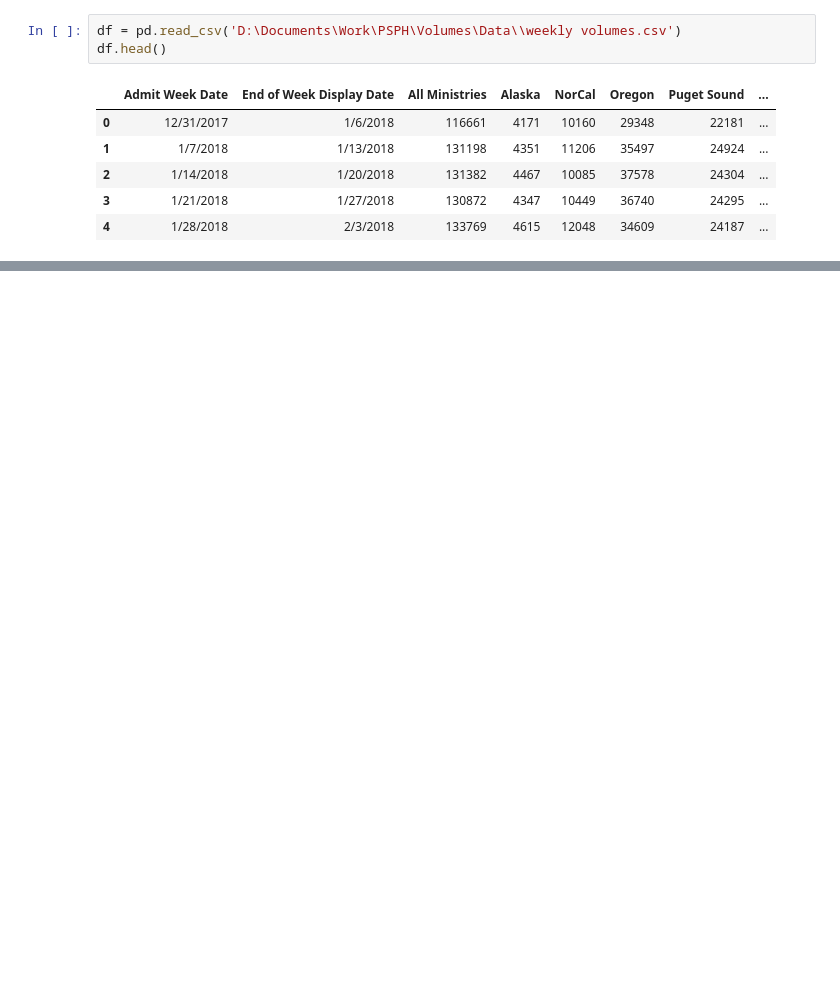
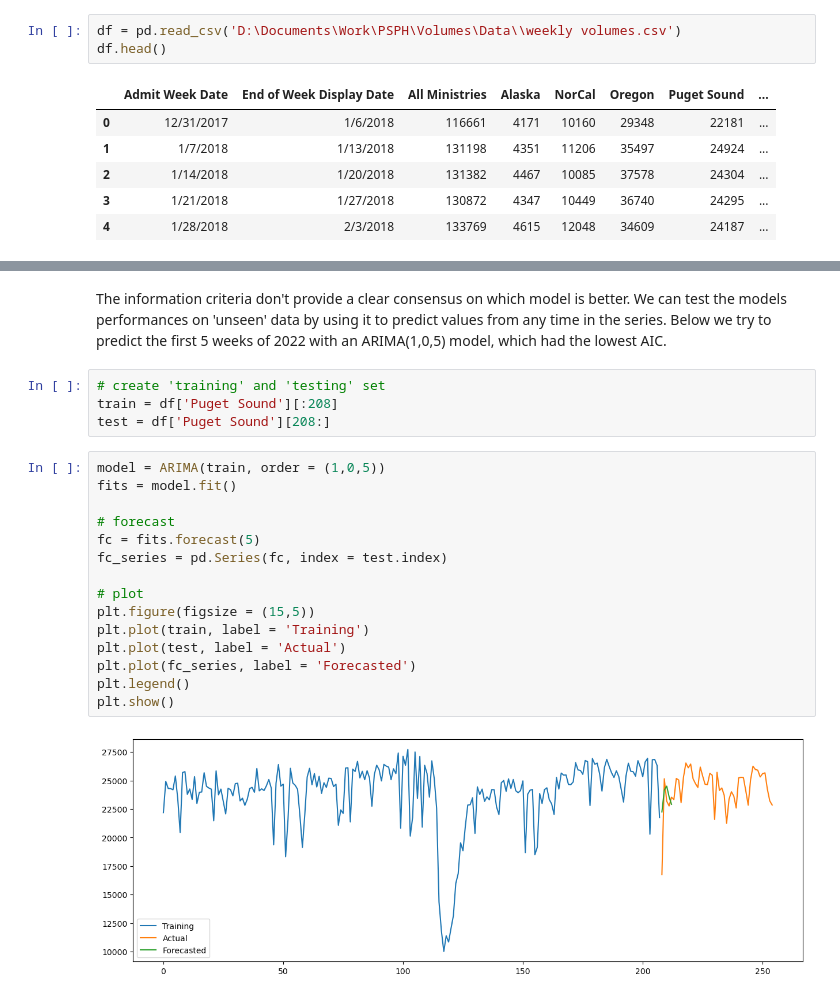
Before and after one commit to npeckover/Volumes, a Jupyter notebook: vols.ipynb, the cells around one changed output, grey strips where cells are left out. Saved outputs shown, nothing was run; the diff lists cells and outputs as text; blank space fills up the shorter version.

```diff
--- a/vols.ipynb
+++ b/vols.ipynb
@@ -43,0 +161,23 @@ Text(0.5, 1.0, 'Patient Volumes: \n Southwest')
+# %% [markdown]
+The information criteria don't provide a clear consensus on which model is better. We can test the models performances on 'unseen' data by using it to predict values from any time in the series. Below we try to predict the first 5 weeks of 2022 with an ARIMA(1,0,5) model, which had the lowest AIC.
+# %%
+# create 'training' and 'testing' set
+train = df['Puget Sound'][:208]
+test = df['Puget Sound'][208:]
+# %%
+model = ARIMA(train, order = (1,0,5))
+fits = model.fit()
+
+# forecast
+fc = fits.forecast(5)
+fc_series = pd.Series(fc, index = test.index)
+
+# plot
+plt.figure(figsize = (15,5))
+plt.plot(train, label = 'Training')
+plt.plot(test, label = 'Actual')
+plt.plot(fc_series, label = 'Forecasted')
+plt.legend()
+plt.show()
+# %% [output]
+[figure, added]
```
Also changed, not shown: parts of 17 cells of this notebook.
